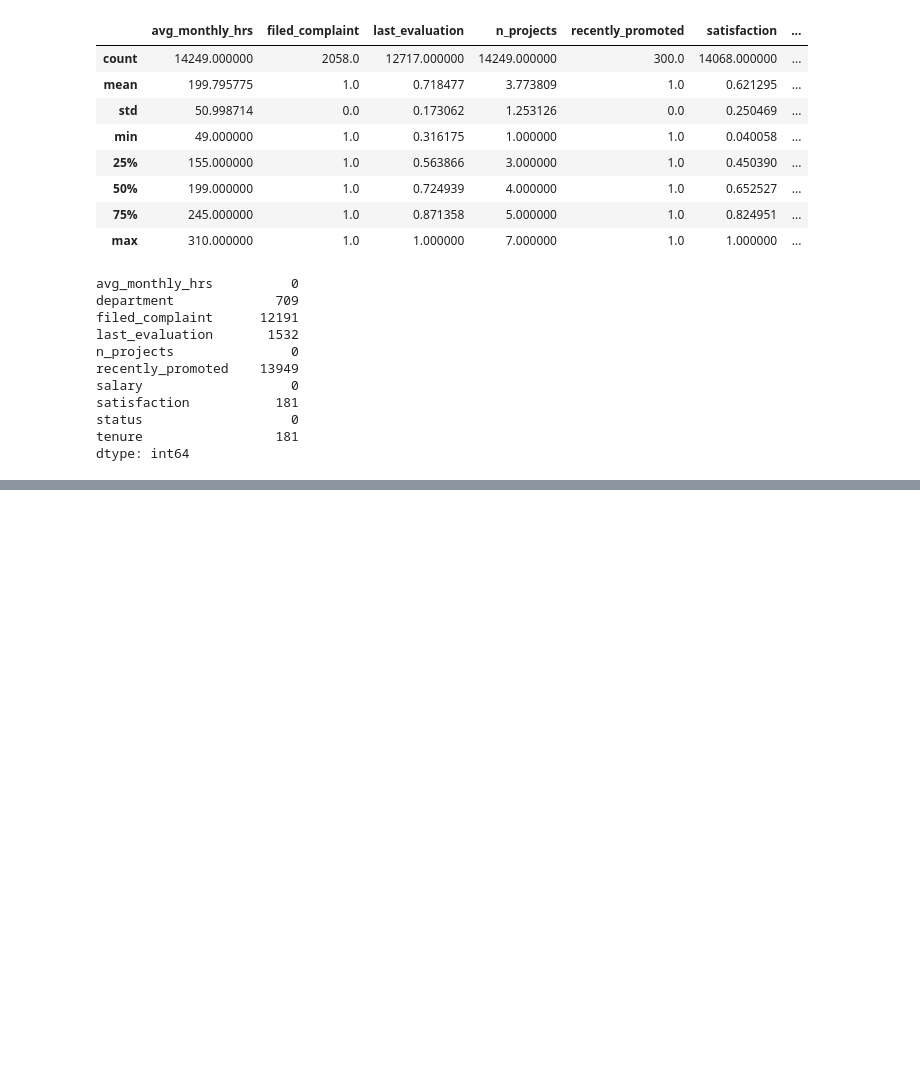
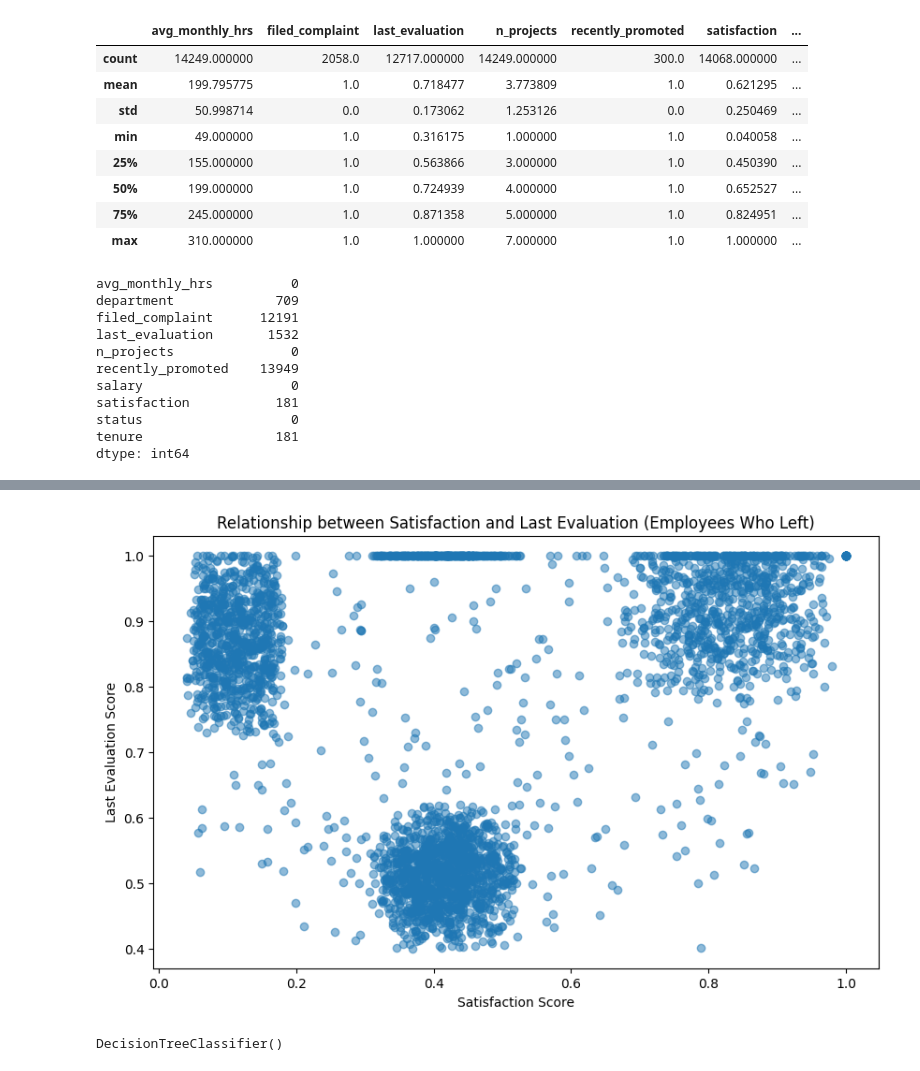
Before and after one commit to Donalizasaji/LAB, a Jupyter notebook: Lab_07.ipynb, the cells around one changed output, grey strips where cells are left out. Cells and saved outputs as stored; diff of their text form; code cells hidden in the pictures; blank space fills up the shorter version.

```diff
--- a/Lab_07.ipynb
+++ b/Lab_07.ipynb
@@ -91,0 +130,11 @@ dtype: int64
+# %%
+# Create a scatter plot to explore the relationship between satisfaction and last evaluation scores for employees who left
+left_employees = df[df['status'] == 'Left']
+plt.figure(figsize=(10, 6))
+plt.scatter(left_employees['satisfaction'], left_employees['last_evaluation'], alpha=0.5)
+plt.xlabel('Satisfaction Score')
+plt.ylabel('Last Evaluation Score')
+plt.title('Relationship between Satisfaction and Last Evaluation (Employees Who Left)')
+plt.show()
+# %% [output]
+[figure, added]
@@ -91,0 +145,11 @@ dtype: int64
+# %%
+from sklearn.model_selection import train_test_split
+from sklearn.tree import DecisionTreeClassifier, plot_tree
+# Split the dataset into a training set and a testing set (80% train, 20% test)
+X_train, X_test, y_train, y_test = train_test_split(X, y, test_size=0.2, random_state=42)
+
+# Create and fit a decision tree classifier (Gini criterion)
+clf_gini = DecisionTreeClassifier(criterion='gini', max_depth=None, min_samples_leaf=1)
+clf_gini.fit(X_train, y_train)
+# %% [output]
+DecisionTreeClassifier()
```
Also changed, not shown: parts of 15 cells of this notebook.
